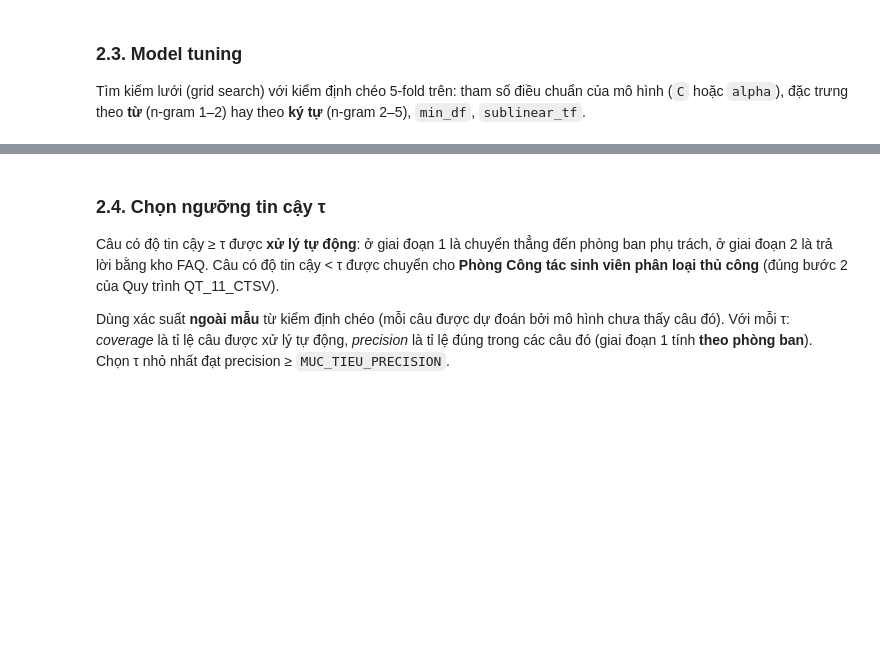
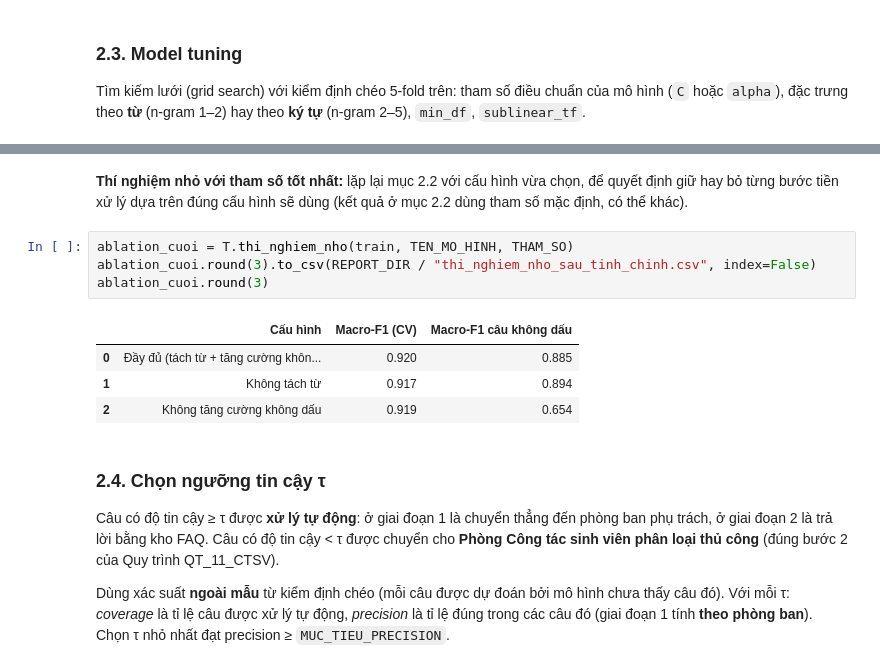
Before and after one commit to nhi2h4ever/NLP-AI-assistant, a Jupyter notebook: notebooks/train.ipynb, the cells around one changed output, grey strips where cells are left out. Drawn from its saved outputs; the diff is of its cells as text; blank space fills up the shorter version.

```diff
--- a/notebooks/train.ipynb
+++ b/notebooks/train.ipynb
@@ -182,3 +267,14 @@ luoi.head(10).round(3)
+# %% [markdown]
+**Thí nghiệm nhỏ với tham số tốt nhất:** lặp lại mục 2.2 với cấu hình vừa chọn, để quyết định giữ hay bỏ từng bước tiền xử lý dựa trên đúng cấu hình sẽ dùng (kết quả ở mục 2.2 dùng tham số mặc định, có thể khác).
+# %%
+ablation_cuoi = T.thi_nghiem_nho(train, TEN_MO_HINH, THAM_SO)
+ablation_cuoi.round(3).to_csv(REPORT_DIR / "thi_nghiem_nho_sau_tinh_chinh.csv", index=False)
+ablation_cuoi.round(3)
+# %% [output]
+|  | Cấu hình | Macro-F1 (CV) | Macro-F1 câu không dấu |
+| 0 | Đầy đủ (tách từ + tăng cường khôn... | 0.920 | 0.885 |
+| 1 | Không tách từ | 0.917 | 0.894 |
+| 2 | Không tăng cường không dấu | 0.919 | 0.654 |
 # %% [markdown]
 ### 2.4. Chọn ngưỡng tin cậy τ
 Câu có độ tin cậy ≥ τ được **xử lý tự động**: ở giai đoạn 1 là chuyển thẳng đến phòng ban phụ trách, ở giai đoạn 2 là trả lời bằng kho FAQ. Câu có độ tin cậy < τ được chuyển cho **Phòng Công tác sinh viên phân loại thủ công** (đúng bước 2 của Quy trình QT_11_CTSV).
```
Also changed, not shown: parts of 23 cells of this notebook, 31 other files.
